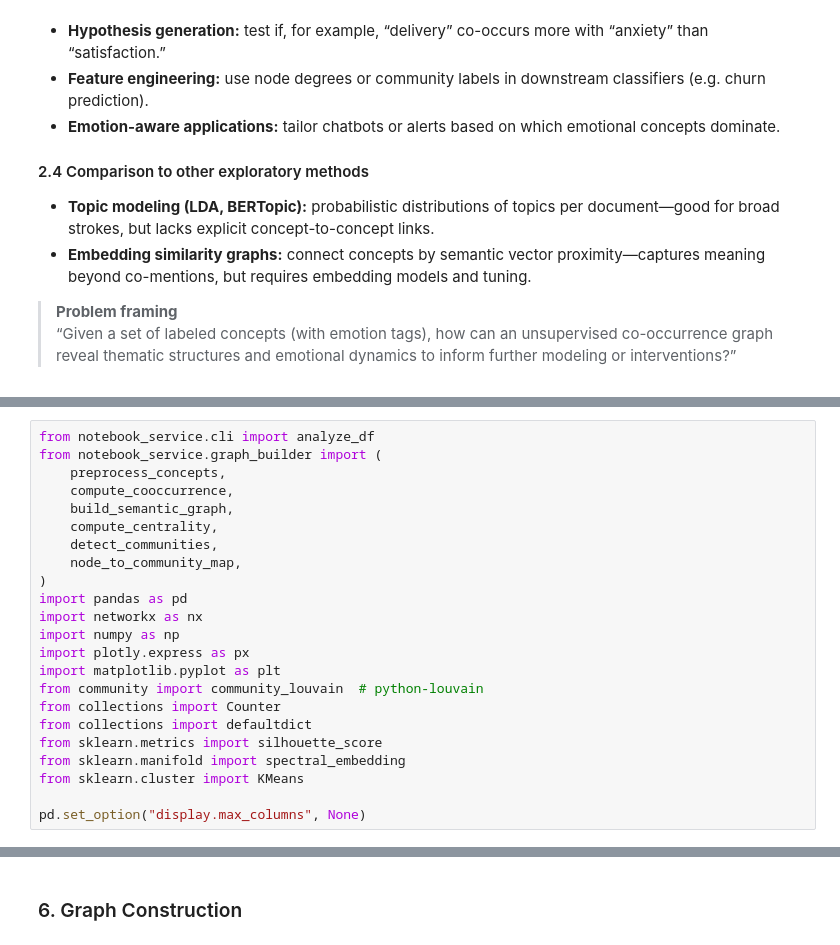
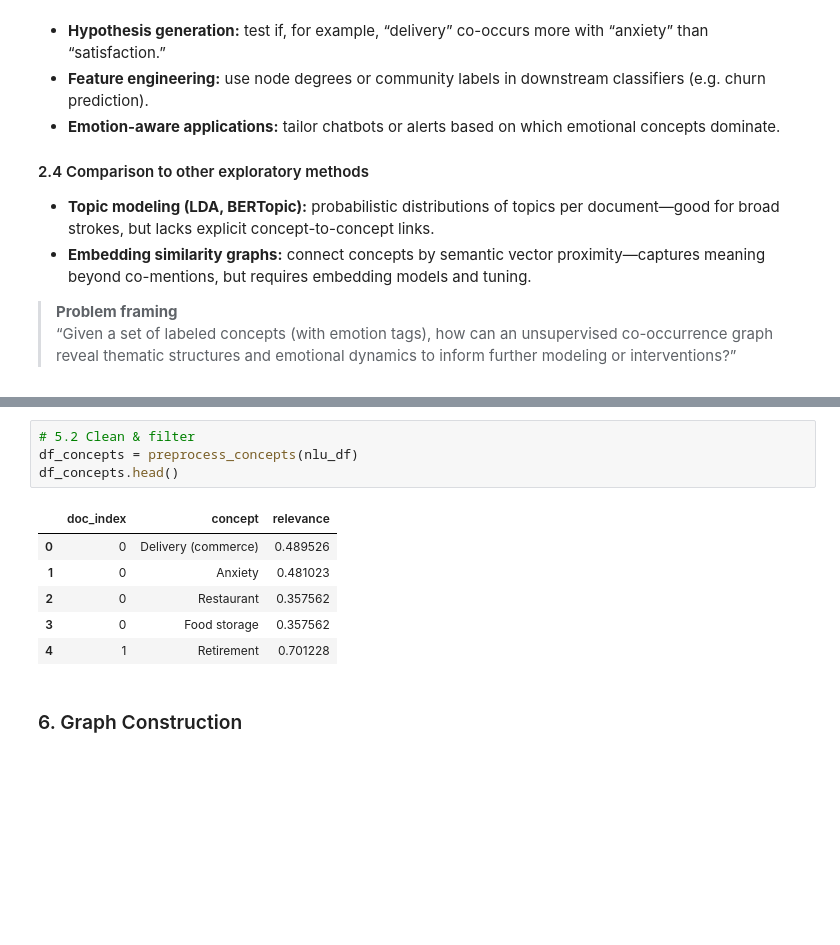
Before and after one commit to Br111t/notebook-to-prod-template, a Jupyter notebook: notebooks/example.ipynb, the cells around one changed output, grey strips where cells are left out. Saved outputs shown, nothing was run; the diff lists cells and outputs as text; blank space fills up the shorter version.

```diff
--- a/notebooks/example.ipynb
+++ b/notebooks/example.ipynb
@@ -178,23 +157,0 @@ By the end of this notebook, you will have:
-# %%
-from notebook_service.cli import analyze_df
-from notebook_service.graph_builder import (
-    preprocess_concepts,
-    compute_cooccurrence,
-    build_semantic_graph,
-    compute_centrality,
-    detect_communities,
-    node_to_community_map,
-)
-import pandas as pd
-import networkx as nx
-import numpy as np
-import plotly.express as px
-import matplotlib.pyplot as plt
-from community import community_louvain  # python-louvain
-from collections import Counter
-from collections import defaultdict
-from sklearn.metrics import silhouette_score
-from sklearn.manifold import spectral_embedding
-from sklearn.cluster import KMeans
-
-pd.set_option("display.max_columns", None)
@@ -243,2 +186,13 @@ df_concepts
+# %%
+# 5.2 Clean & filter
+df_concepts = preprocess_concepts(nlu_df)
+df_concepts.head()
+# %% [output]
+|  | doc_index | concept | relevance |
+| 0 | 0 | Delivery (commerce) | 0.489526 |
+| 1 | 0 | Anxiety | 0.481023 |
+| 2 | 0 | Restaurant | 0.357562 |
+| 3 | 0 | Food storage | 0.357562 |
+| 4 | 1 | Retirement | 0.701228 |
 # %% [markdown]
 ### 6. Graph Construction
```
Also changed, not shown: parts of 30 cells of this notebook, 3 other files.
